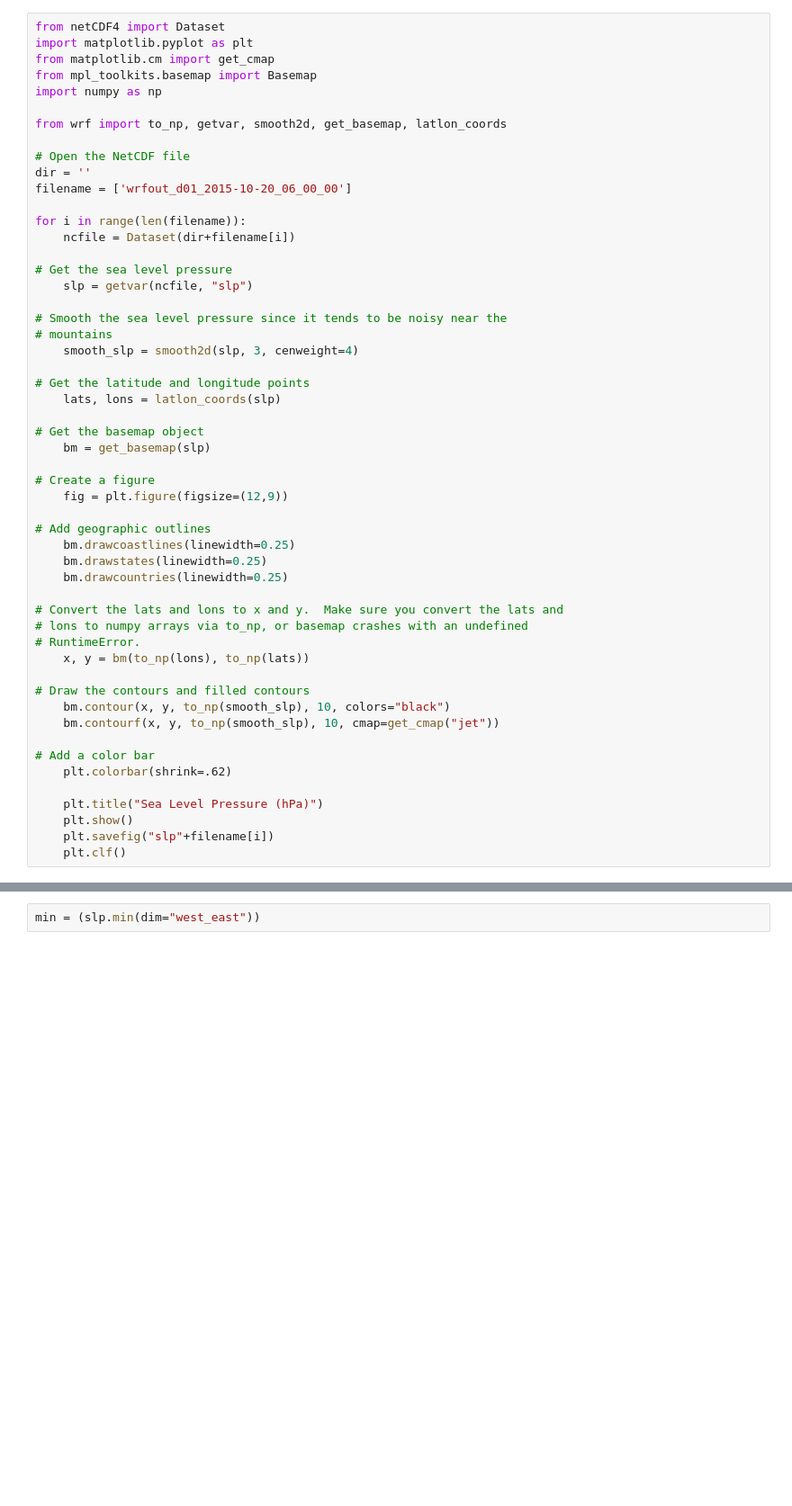
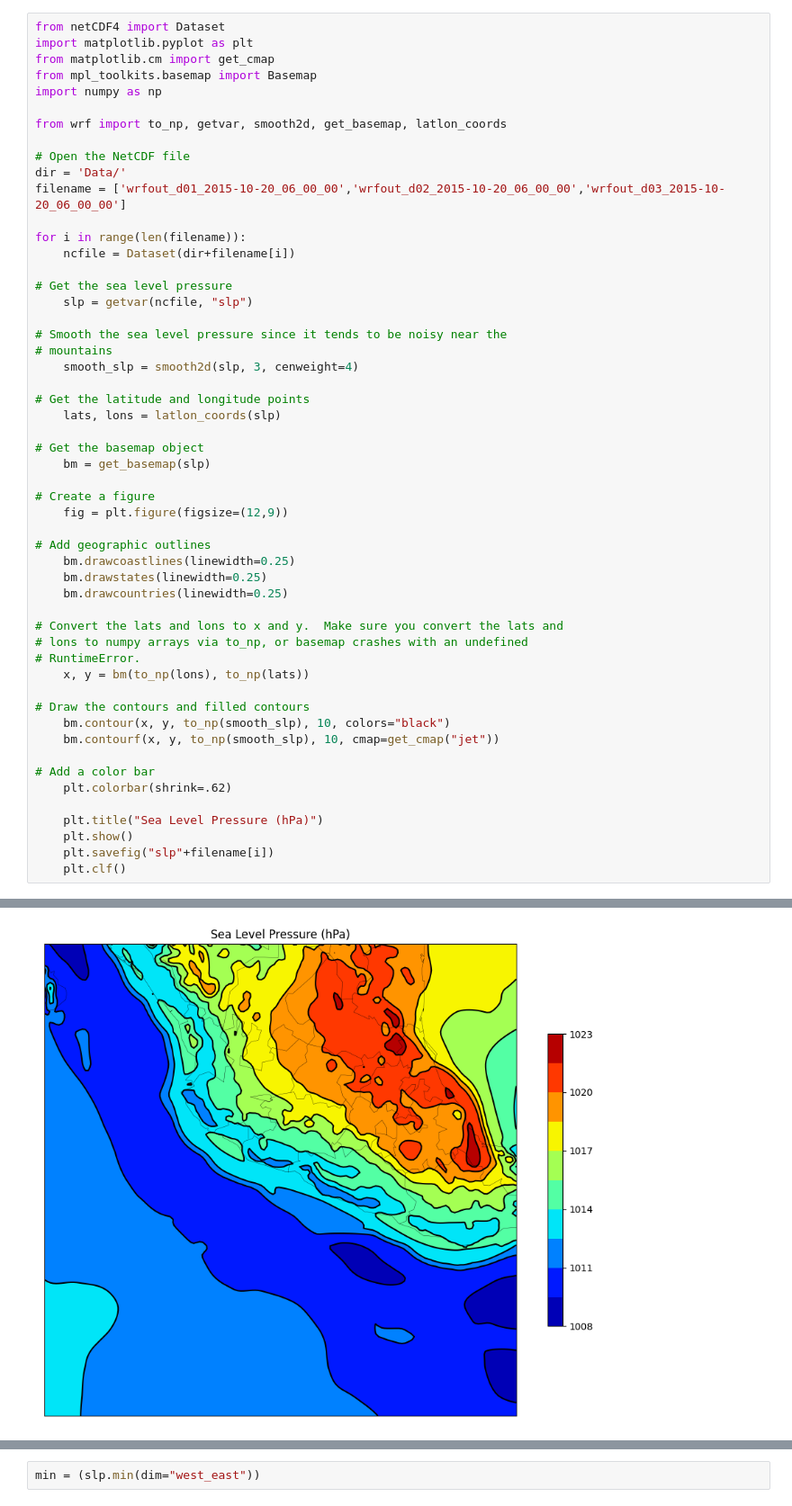
Before and after one commit to anthony2001119/Thesis, a Jupyter notebook: FirstScript.ipynb, the cells around one changed output, grey strips where cells are left out. Shown at 90% size. Saved outputs shown, nothing was run; the diff lists cells and outputs as text; blank space fills up the shorter version.

```diff
--- a/FirstScript.ipynb
+++ b/FirstScript.ipynb
@@ -8,8 +8,8 @@ import numpy as np
 from wrf import to_np, getvar, smooth2d, get_basemap, latlon_coords
 
 # Open the NetCDF file
-dir = ''
-filename = ['wrfout_d01_2015-10-20_06_00_00']
+dir = 'Data/'
+filename = ['wrfout_d01_2015-10-20_06_00_00','wrfout_d02_2015-10-20_06_00_00','wrfout_d03_2015-10-20_06_00_00']
 
 for i in range(len(filename)):
     ncfile = Dataset(dir+filename[i])
@@ -27,30 +27,31 @@ for i in range(len(filename)):
 # Get the basemap object
     bm = get_basemap(slp)
 
 # Create a figure
     fig = plt.figure(figsize=(12,9))
 
 # Add geographic outlines
     bm.drawcoastlines(linewidth=0.25)
     bm.drawstates(linewidth=0.25)
     bm.drawcountries(linewidth=0.25)
 
 # Convert the lats and lons to x and y.  Make sure you convert the lats and
 # lons to numpy arrays via to_np, or basemap crashes with an undefined
 # RuntimeError.
     x, y = bm(to_np(lons), to_np(lats))
 
 # Draw the contours and filled contours
     bm.contour(x, y, to_np(smooth_slp), 10, colors="black")
     bm.contourf(x, y, to_np(smooth_slp), 10, cmap=get_cmap("jet"))
 
 # Add a color bar
     plt.colorbar(shrink=.62)
 
     plt.title("Sea Level Pressure (hPa)")
     plt.show()
     plt.savefig("slp"+filename[i])
     plt.clf()
 # %% [output]
 [figure]
 <Figure size 640x480 with 0 Axes>
+[figure, added]
```
Also changed, not shown: parts of 1 cell of this notebook.
